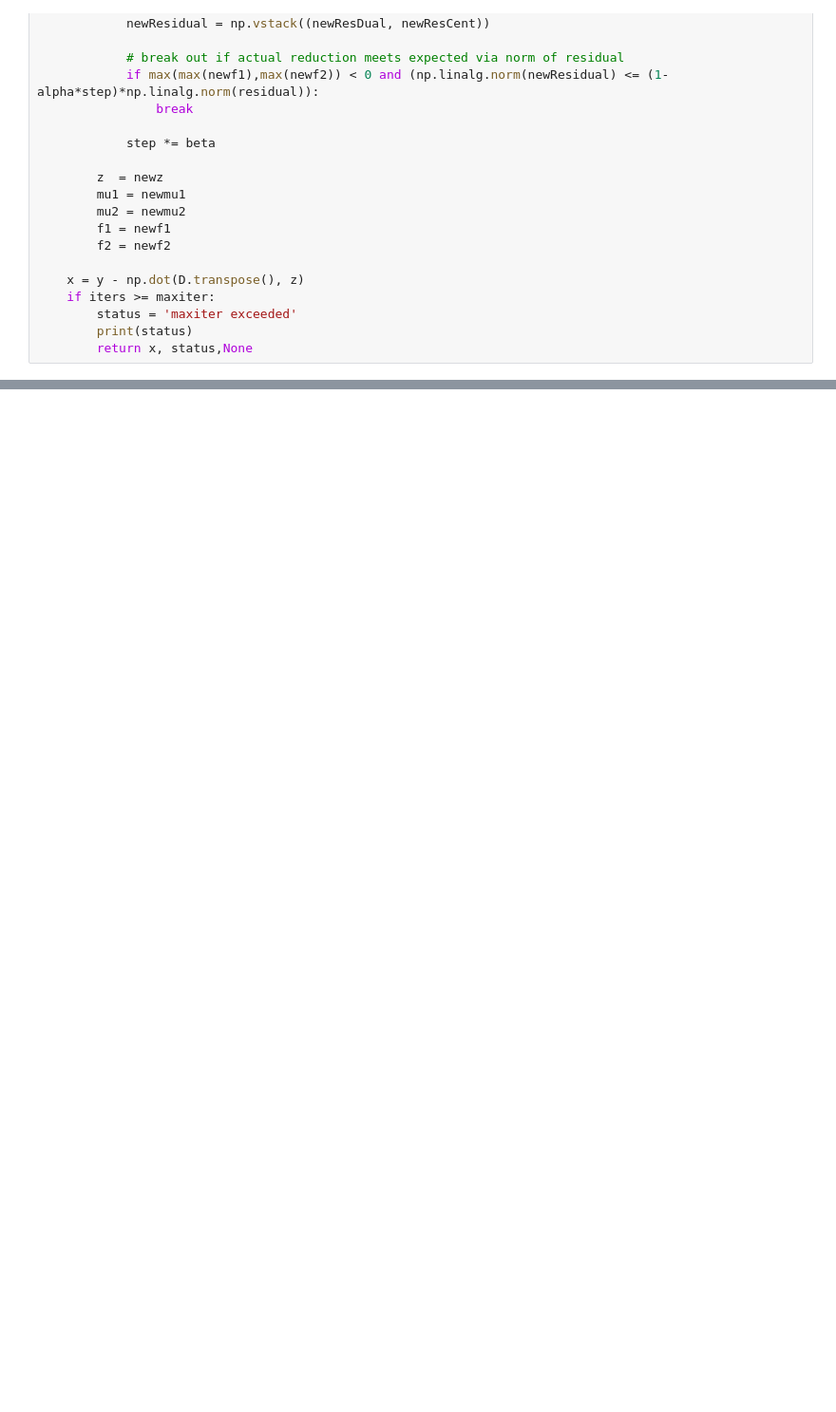
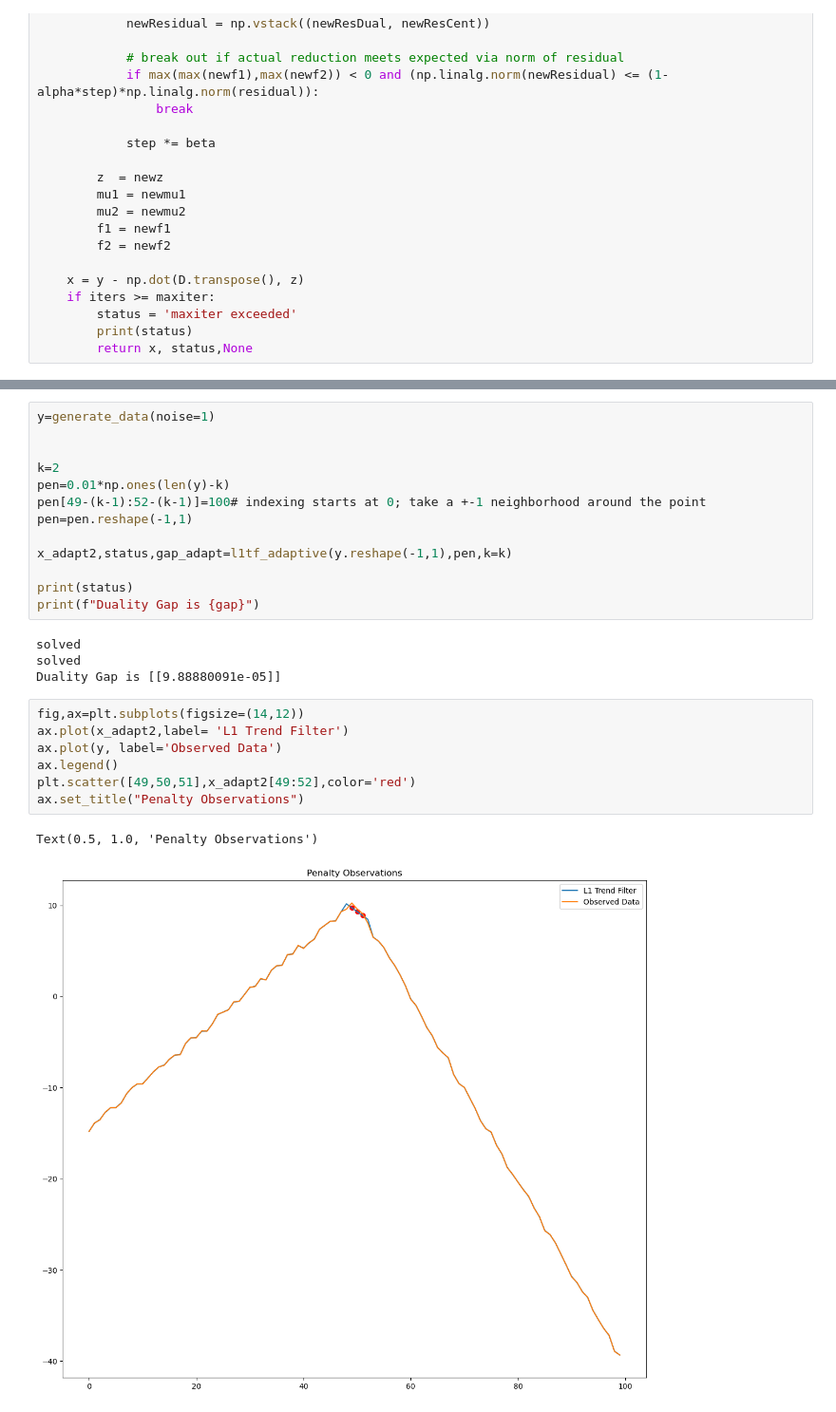
Before and after one commit to jasonbohne123/Adaptive_Signal_Estimation, a Jupyter notebook: Lasso_CPD/l1tf_sample.ipynb, the cells around one changed output, grey strips where cells are left out. Shown: that part at 95% size. Saved outputs shown, nothing was run; the diff lists cells and outputs as text; blank space fills up the shorter version.

```diff
--- a/Lasso_CPD/l1tf_sample.ipynb
+++ b/Lasso_CPD/l1tf_sample.ipynb
@@ -384,0 +428,27 @@ Difference in Duality Gap [[8.52651283e-14]]
+# %%
+y=generate_data(noise=1)
+
+
+k=2
+pen=0.01*np.ones(len(y)-k)
+pen[49-(k-1):52-(k-1)]=100# indexing starts at 0; take a +-1 neighborhood around the point
+pen=pen.reshape(-1,1)
+
+x_adapt2,status,gap_adapt=l1tf_adaptive(y.reshape(-1,1),pen,k=k)
+
+print(status)
+print(f"Duality Gap is {gap}")
+# %% [output]
+solved
+solved
+Duality Gap is [[9.88880091e-05]]
+# %%
+fig,ax=plt.subplots(figsize=(14,12))
+ax.plot(x_adapt2,label= 'L1 Trend Filter')
+ax.plot(y, label='Observed Data')
+ax.legend()
+plt.scatter([49,50,51],x_adapt2[49:52],color='red')
+ax.set_title("Penalty Observations")
+# %% [output]
+Text(0.5, 1.0, 'Penalty Observations')
+[figure, added]
```
Also changed, not shown: parts of 11 cells of this notebook, 6 other files.
